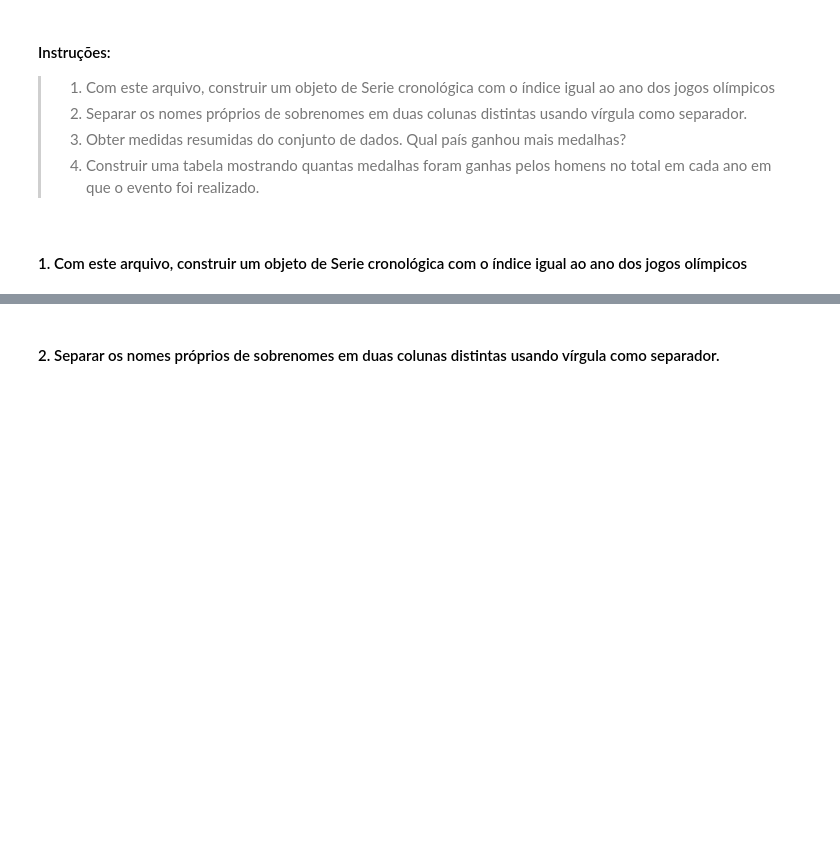
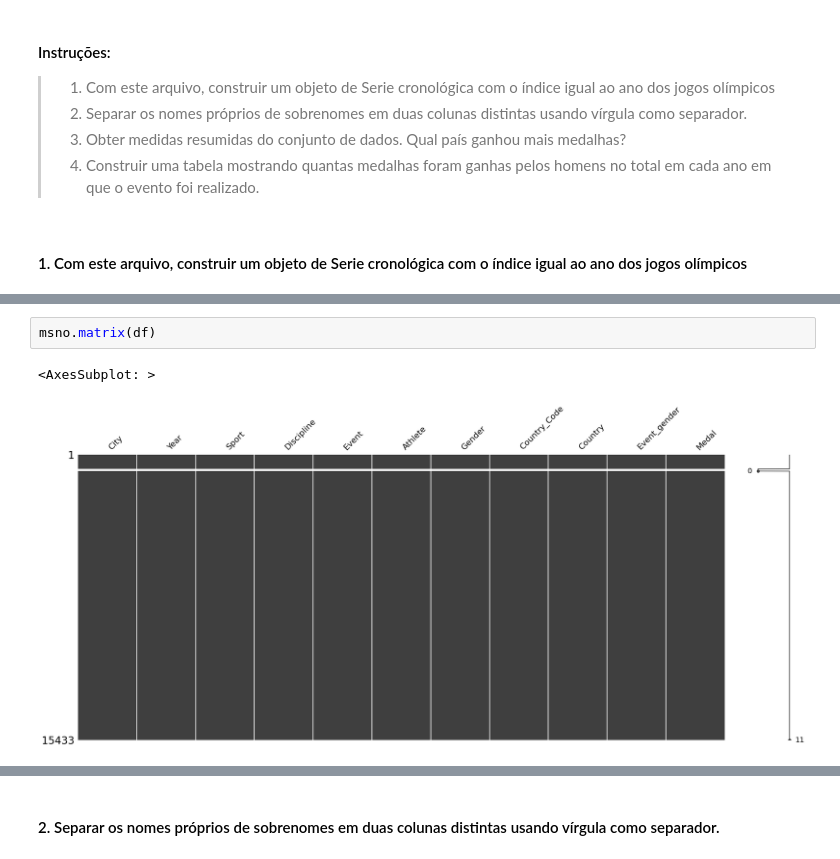
Before and after one commit to mcemim/coderhouse_entregas, a Jupyter notebook: Pandas_Marcos Cemim_Aula07.ipynb, the cells around one changed output, grey strips where cells are left out. Cells and saved outputs as stored; diff of their text form; blank space fills up the shorter version.

```diff
--- a/Pandas_Marcos Cemim_Aula07.ipynb
+++ b/Pandas_Marcos Cemim_Aula07.ipynb
@@ -16,6 +19,11 @@ df.head(2)
 |  | City | Year | Sport | Discipline | Event | Athlete | Gender | Country_Code | Country | Event_gender | ... |
 | 0 | Montreal | 1976.0 | Aquatics | Diving | 3m springboard | KÖHLER, Christa | Women | GDR | East Germany | W | ... |
 | 1 | Montreal | 1976.0 | Aquatics | Diving | 3m springboard | KOSENKOV, Aleksandr | Men | URS | Soviet Union | M | ... |
+# %%
+msno.matrix(df)
+# %% [output]
+<AxesSubplot: >
+[figure, added]
 # %%
 #Setando o ano como index
 df.set_index("Year", inplace = True)
```
Also changed, not shown: parts of 5 cells of this notebook, 2 other files.
